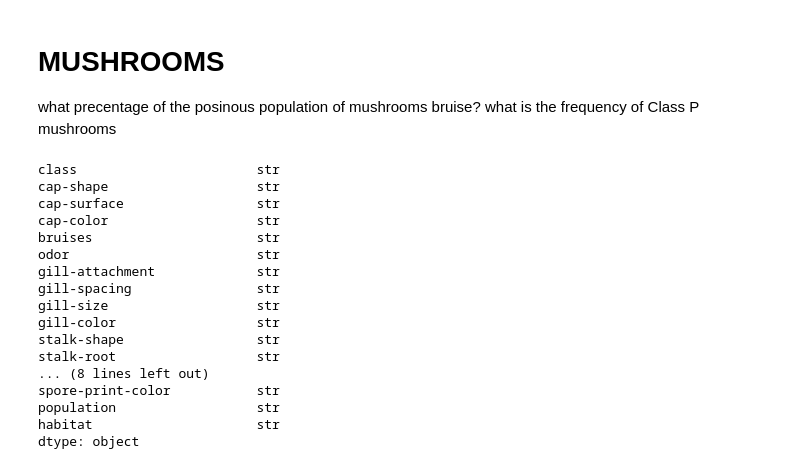
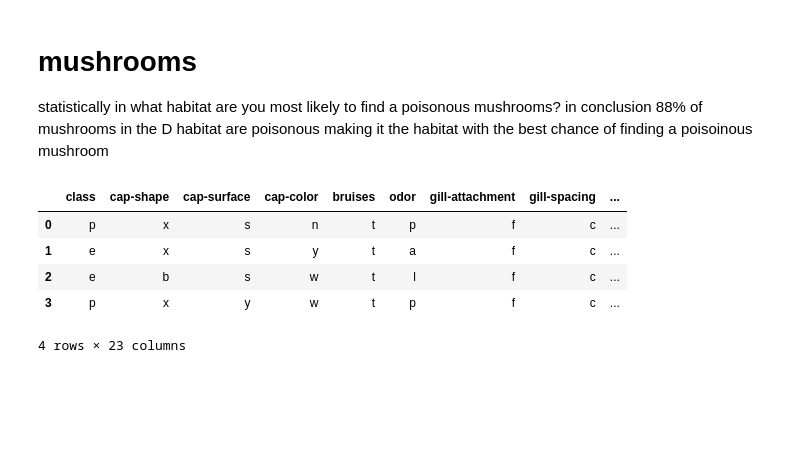
Before and after one commit to Isthisblank/Dummy, a Jupyter notebook: Dataframes and graphing/mushrooms.ipynb, the cells around one changed output. Saved outputs shown, nothing was run; the diff lists cells and outputs as text; code cells hidden in the pictures; blank space fills up the shorter version.

```diff
--- a/Dataframes and graphing/mushrooms.ipynb
+++ b/Dataframes and graphing/mushrooms.ipynb
@@ -1,27 +1,14 @@
-# %% [markdown]
-# MUSHROOMS
-what precentage  of the posinous population of mushrooms bruise?
-what is the frequency of Class P mushrooms
+# %% [markdown]
+# mushrooms
+statistically in what habitat are you most likely to find a poisonous mushrooms?
+in conclusion 88% of mushrooms in the D habitat are poisonous making it the habitat with the best chance of finding a poisoinous mushroom
 # %%
-import pandas as pd
-
 df = pd.read_csv("mushrooms.csv")
-df.dtypes
+df.head(4)
 # %% [output]
+|  | class | cap-shape | cap-surface | cap-color | bruises | odor | gill-attachment | gill-spacing | ... |
+| 0 | p | x | s | n | t | p | f | c | ... |
+| 1 | e | x | s | y | t | a | f | c | ... |
+| 2 | e | b | s | w | t | l | f | c | ... |
+| 3 | p | x | y | w | t | p | f | c | ... |
-class                       str
-cap-shape                   str
-cap-surface                 str
-cap-color                   str
-bruises                     str
-odor                        str
-gill-attachment             str
-gill-spacing                str
-gill-size                   str
-gill-color                  str
-stalk-shape                 str
-stalk-root                  str
-... (8 lines left out)
-spore-print-color           str
-population                  str
-habitat                     str
-dtype: object
+4 rows × 23 columns
```
Also changed, not shown: parts of 7 cells of this notebook.
